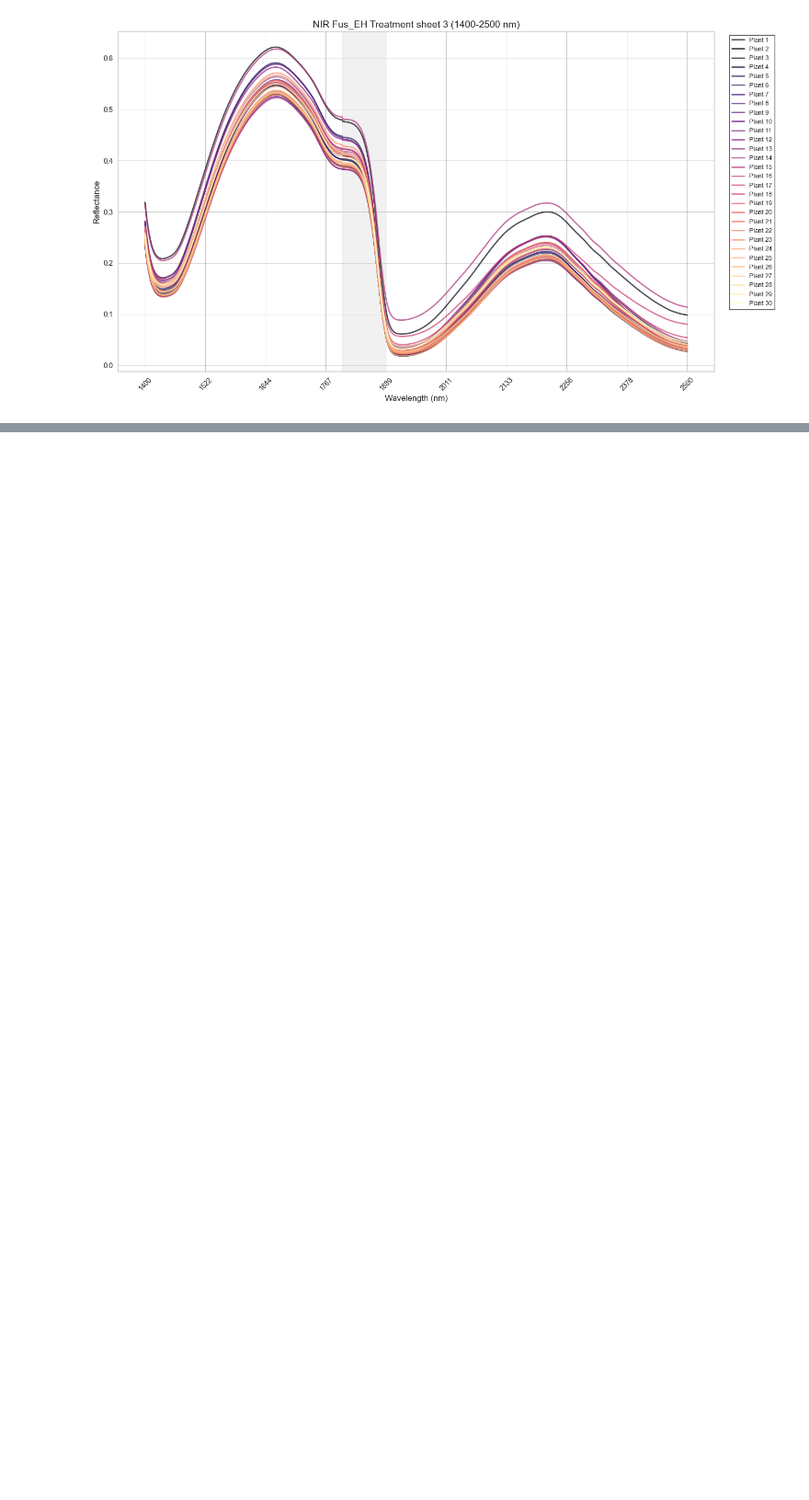
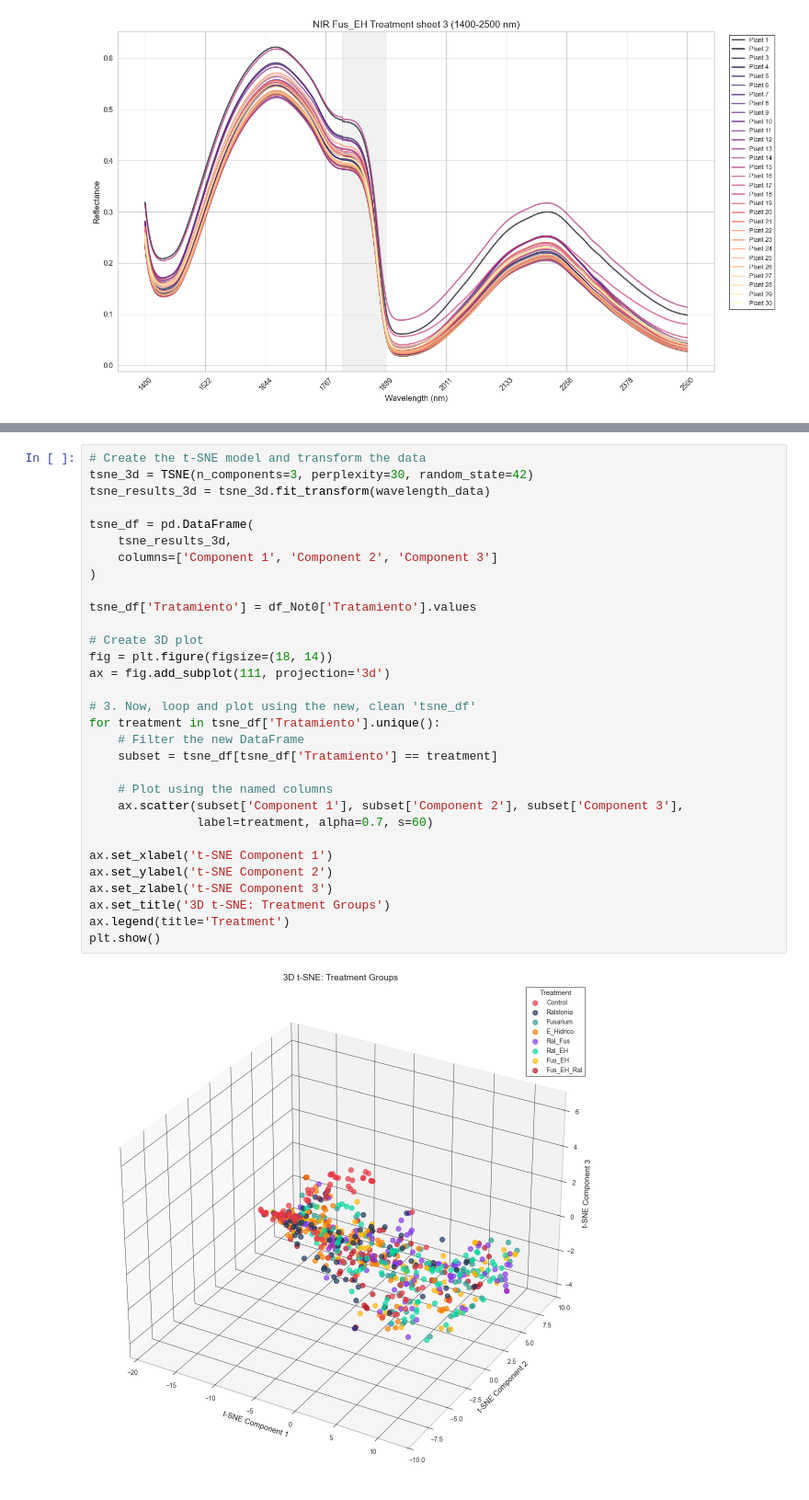
Before and after one commit to RicardoLoperaV/Computacion-Grafica-y-Visualizacion-Cientifica, a Jupyter notebook: 3. Datos, Color y Transformaciones/Case_Study_Fus_EH.ipynb, the cells around one changed output, grey strips where cells are left out. Shown at 92% size. Drawn from its saved outputs; the diff is of its cells as text; blank space fills up the shorter version.

```diff
--- a/3. Datos, Color y Transformaciones/Case_Study_Fus_EH.ipynb
+++ b/3. Datos, Color y Transformaciones/Case_Study_Fus_EH.ipynb
@@ -273,0 +417,33 @@ plt.show()
+# %%
+# Create the t-SNE model and transform the data
+tsne_3d = TSNE(n_components=3, perplexity=30, random_state=42)
+tsne_results_3d = tsne_3d.fit_transform(wavelength_data)
+
+tsne_df = pd.DataFrame(
+    tsne_results_3d,
+    columns=['Component 1', 'Component 2', 'Component 3']
+)
+
+tsne_df['Tratamiento'] = df_Not0['Tratamiento'].values
+
+# Create 3D plot
+fig = plt.figure(figsize=(18, 14))
+ax = fig.add_subplot(111, projection='3d')
+
+# 3. Now, loop and plot using the new, clean 'tsne_df'
+for treatment in tsne_df['Tratamiento'].unique():
+    # Filter the new DataFrame
+    subset = tsne_df[tsne_df['Tratamiento'] == treatment]
+
+    # Plot using the named columns
+    ax.scatter(subset['Component 1'], subset['Component 2'], subset['Component 3'],
+               label=treatment, alpha=0.7, s=60)
+
+ax.set_xlabel('t-SNE Component 1')
+ax.set_ylabel('t-SNE Component 2')
+ax.set_zlabel('t-SNE Component 3')
+ax.set_title('3D t-SNE: Treatment Groups')
+ax.legend(title='Treatment')
+plt.show()
+# %% [output]
+[figure, added]
```
Also changed, not shown: parts of 8 cells of this notebook, 1 other file.
